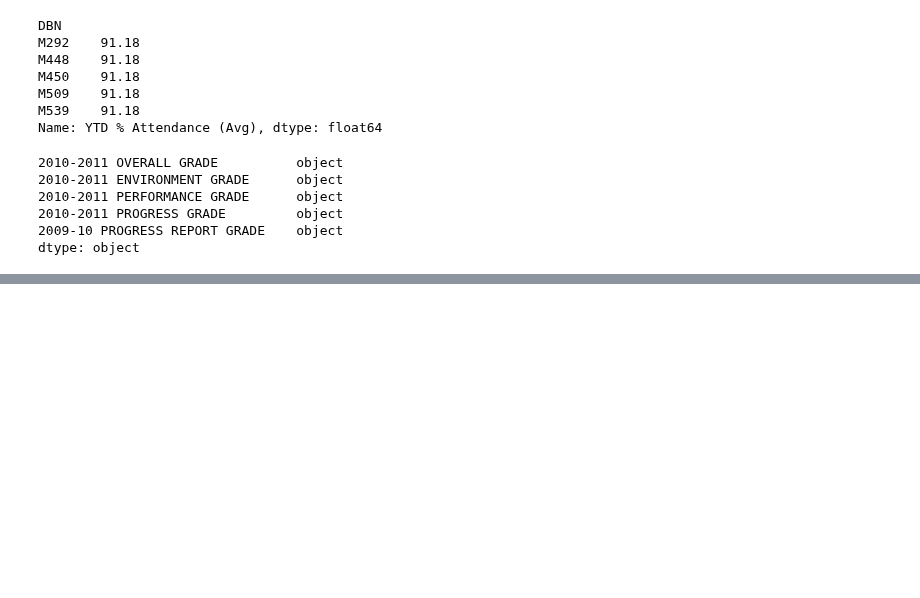
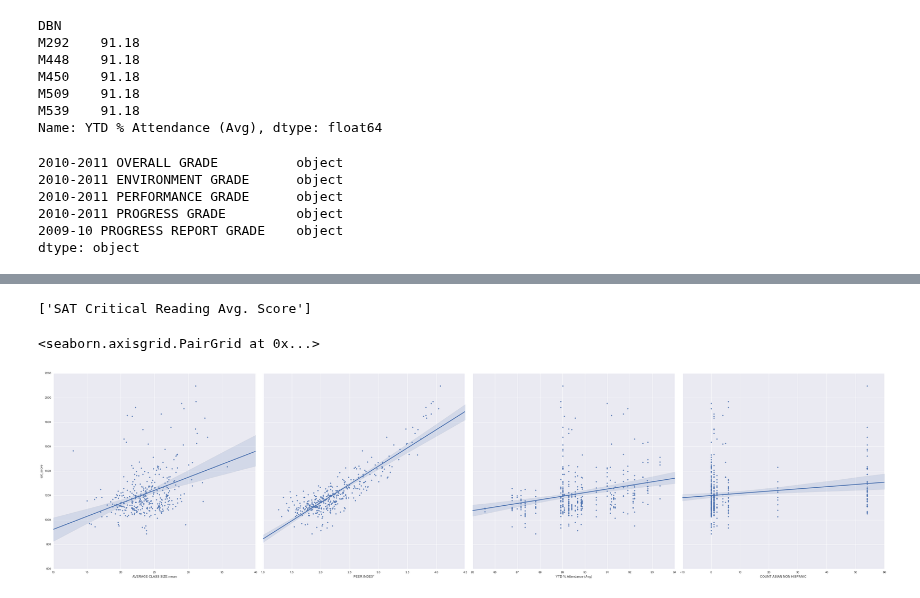
Before and after one commit to ckyko/CSC59970Project, a Jupyter notebook: WaiLoon_Chong_verison.ipynb, the cells around one changed output, grey strips where cells are left out. Drawn from its saved outputs; the diff is of its cells as text; code cells hidden in the pictures; blank space fills up the shorter version.

```diff
--- a/WaiLoon_Chong_verison.ipynb
+++ b/WaiLoon_Chong_verison.ipynb
@@ -610,0 +648,14 @@ read_train
+# %%
+list(target.columns.values)
+# %% [output]
+['SAT Critical Reading Avg. Score']
+# %%
+sns.pairplot(final, x_vars=['AVERAGE CLASS SIZE.mean',
+                            'PEER INDEX*',
+                            'YTD % Attendance (Avg)',
+                            'COUNT ASIAN NON HISPANIC'],
+             y_vars='sat_score',
+             size=10, aspect=1.0, kind='reg')
+# %% [output]
+<seaborn.axisgrid.PairGrid at 0x...>
+[figure, added]
```
Also changed, not shown: parts of 11 cells of this notebook, 3 other files.
